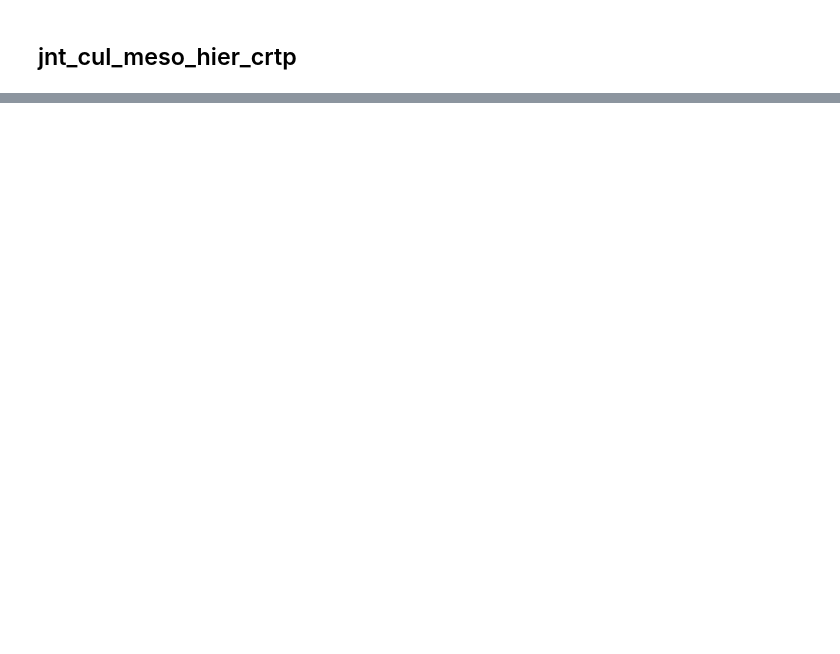
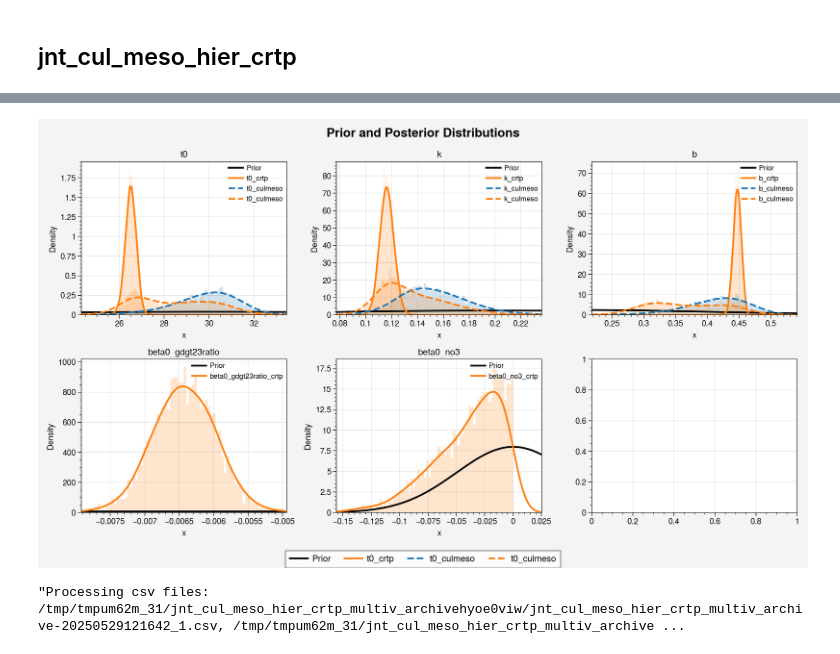
Before and after one commit to PaleoLipidRR/TEXAS, a Jupyter notebook: ipynb_files/culRI-Bayesian_models.ipynb, the cells around one changed output, grey strips where cells are left out. Cells and saved outputs as stored; diff of their text form; code cells hidden in the pictures; blank space fills up the shorter version.

```diff
--- a/ipynb_files/culRI-Bayesian_models.ipynb
+++ b/ipynb_files/culRI-Bayesian_models.ipynb
@@ -1396,0 +1396,25 @@ chain 2 |          | 00:00 Status
+# %%
+priors = jnt_cul_meso_hier_crtp_multiv_post_ds.attrs['priors']
+
+fig, axes = dv.plot_prior_distributions(
+                priors,
+                posterior_datasets=[
+                    jnt_cul_meso_post_ds,
+                    jnt_cul_meso_hier_crtp_multiv_post_ds
+                    ],
+                # labels=['priors',
+                #         # 'joint_culmeso',
+                #         'jnt_culmeso_hier_core_multiv_thermoT'
+                #         ],
+                # focus_on_posterior=False,
+                use_linestyle_by_param=True,
+                # suffix_include=["_culmeso"]
+                )
+
+# axes[0,2].set_xlim(0.4,0.5)
+# %% [output]
+[figure, added]
+# %%
+diag
+# %% [output]
+"Processing csv files: /tmp/tmpum62m_31/jnt_cul_meso_hier_crtp_multiv_archivehyoe0viw/jnt_cul_meso_hier_crtp_multiv_archive-20250529121642_1.csv, /tmp/tmpum62m_31/jnt_cul_meso_hier_crtp_multiv_archive ...
```
Also changed, not shown: parts of 15 cells of this notebook, 35 other files.
